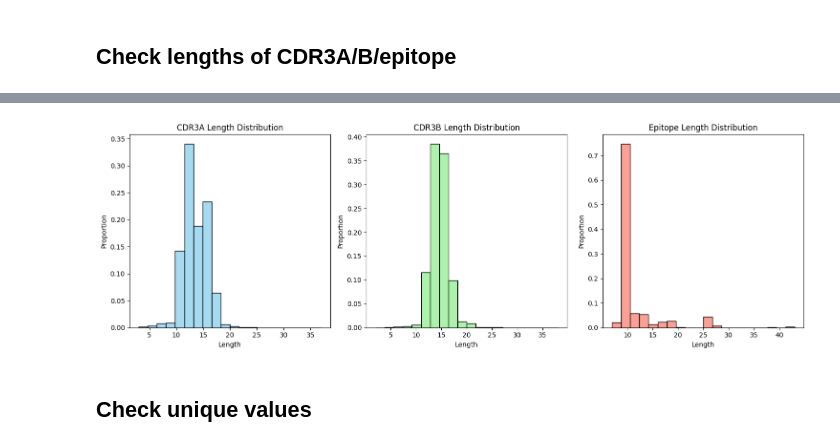
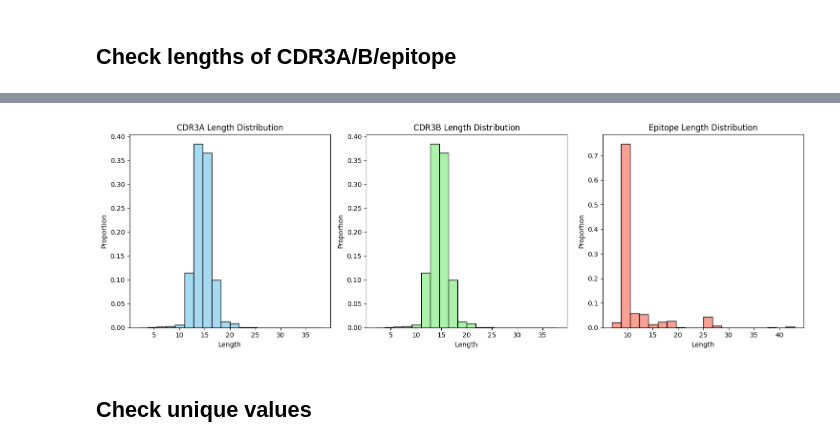
Before and after one commit to jhenderson0/cruk_datathon_team_6, a Jupyter notebook: notebooks/explore_data.ipynb, the cells around one changed output, grey strips where cells are left out. Cells and saved outputs as stored; diff of their text form; code cells hidden in the pictures.

```diff
--- a/notebooks/explore_data.ipynb
+++ b/notebooks/explore_data.ipynb
@@ -18,14 +21,14 @@ tcr_data_raw = pd.read_csv('/Volumes/ritd-ag-project-rd0017-bmcha43/CRUK_datatho
 # pre-process
 
 # only human
-tcr_data= tcr_data_raw[ tcr_data_raw['TCR species'] == 'HomoSapiens'].copy()
+tcr_data = tcr_data_raw[ tcr_data_raw['TCR species'] == 'HomoSapiens'].copy()
+
+# only with epitopes
+tcr_data = tcr_data[ ~tcr_data['epitope'].isna()].copy()
+
+print(tcr_data['epitope'].nunique())
 
 # remove anything after a + for some epitopes with PTM info
-tcr_data.loc[:, 'epitope_full'] = tcr_data['epitope'].copy()
-tcr_data.loc[:, 'epitope'] = tcr_data['epitope_full'].str.split('+').str[0].str.strip()
-
-
-# remove any class 2
-tcr_data = tcr_data.loc[tcr_data['MHC class'] != 2]
-tcr_data
+tcr_data['epitope_full'] = tcr_data['epitope']
+tcr_data['epitope'] = tcr_data['epitope_full'].str.split('+').str[0].str.strip()
 # %% [output]
@@ -44,0 +36,4 @@ tcr_data
+# %%
+# remove any class 2
+tcr_data = tcr_data[tcr_data['MHC class'] != 2].copy()
+tcr_data
@@ -65,5 +74,7 @@ missing_mhc
 # %%
 # only class 1
-tcr_data = tcr_data.loc[tcr_data['MHC class'] == 1]
+tcr_data = tcr_data[tcr_data['MHC class'] == 1]
 tcr_data
+
+print(tcr_data['epitope'].nunique())
 # %% [output]
@@ -83,9 +82,9 @@ tcr_data
 # %% [markdown]
 ## Check lengths of CDR3A/B/epitope
 # %%
-tcr_data.loc[:, 'CDR3A_length'] = tcr_data['CDR3A'].str.len().astype('Int64')
-tcr_data.loc[:, 'CDR3B_length'] = tcr_data['CDR3B'].str.len().astype('Int64')
-tcr_data.loc[:, 'epitope_length'] = tcr_data['epitope'].str.len().astype('Int64')
+tcr_data['CDR3A_length'] = tcr_data['CDR3A'].str.len().astype('Int64')
+tcr_data['CDR3B_length'] = tcr_data['CDR3B'].str.len().astype('Int64')
+tcr_data['epitope_length'] = tcr_data['epitope'].str.len().astype('Int64')
 # %% [output]
 A value is trying to be set on a copy of a slice from a DataFrame.
 Try using .loc[row_indexer,col_indexer] = value instead
@@ -134,32 +133,32 @@ plt.show()
 # %%
 # propotion plot
 
 # Set up the figure with subplots
 fig, (ax1, ax2, ax3) = plt.subplots(1, 3, figsize=(15, 5))
 
 # Plot histograms with proportions
-sns.histplot(data=tcr_data, x='CDR3A_length', ax=ax1, bins=20, color='skyblue', stat="proportion")
+sns.histplot(data=tcr_data, x='CDR3B_length', ax=ax1, bins=20, color='skyblue', stat="proportion")
 ax1.set_title('CDR3A Length Distribution')
 ax1.set_xlabel('Length')
 ax1.set_ylabel('Proportion')
 
 sns.histplot(data=tcr_data, x='CDR3B_length', ax=ax2, bins=20, color='lightgreen', stat="proportion")
 ax2.set_title('CDR3B Length Distribution')
 ax2.set_xlabel('Length')
 ax2.set_ylabel('Proportion')
 
 sns.histplot(data=tcr_data, x='epitope_length', ax=ax3, bins=20, color='salmon', stat="proportion")
 ax3.set_title('Epitope Length Distribution')
 ax3.set_xlabel('Length')
 ax3.set_ylabel('Proportion')
 
 # Adjust layout
 plt.tight_layout()
 
 # Show the plot
 plt.show()
 # %% [output]
-[figure, old version]
+[figure, new version]
 # %% [markdown]
 ## Check unique values
 # %%
```
Also changed, not shown: parts of 33 cells of this notebook.
